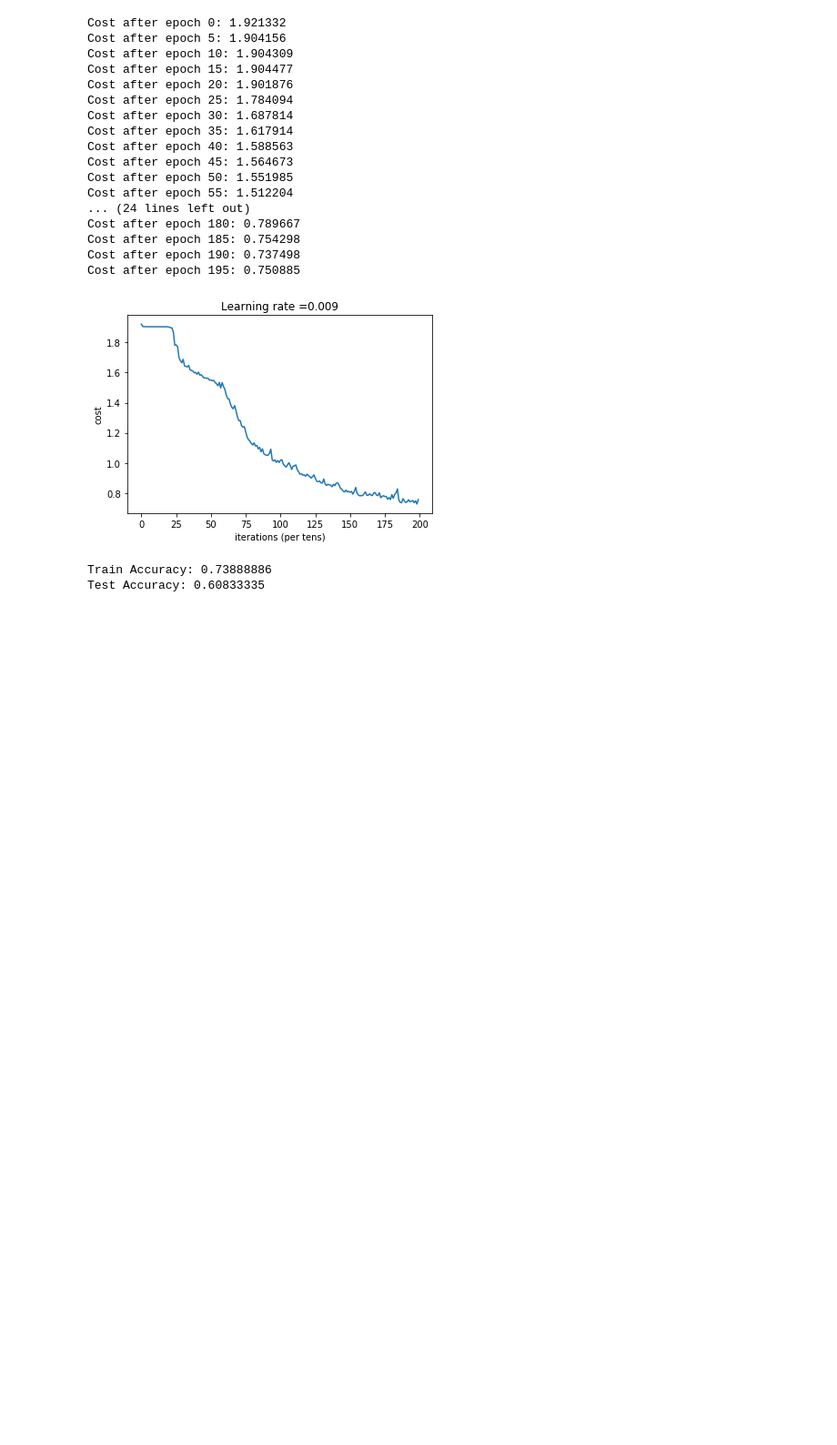
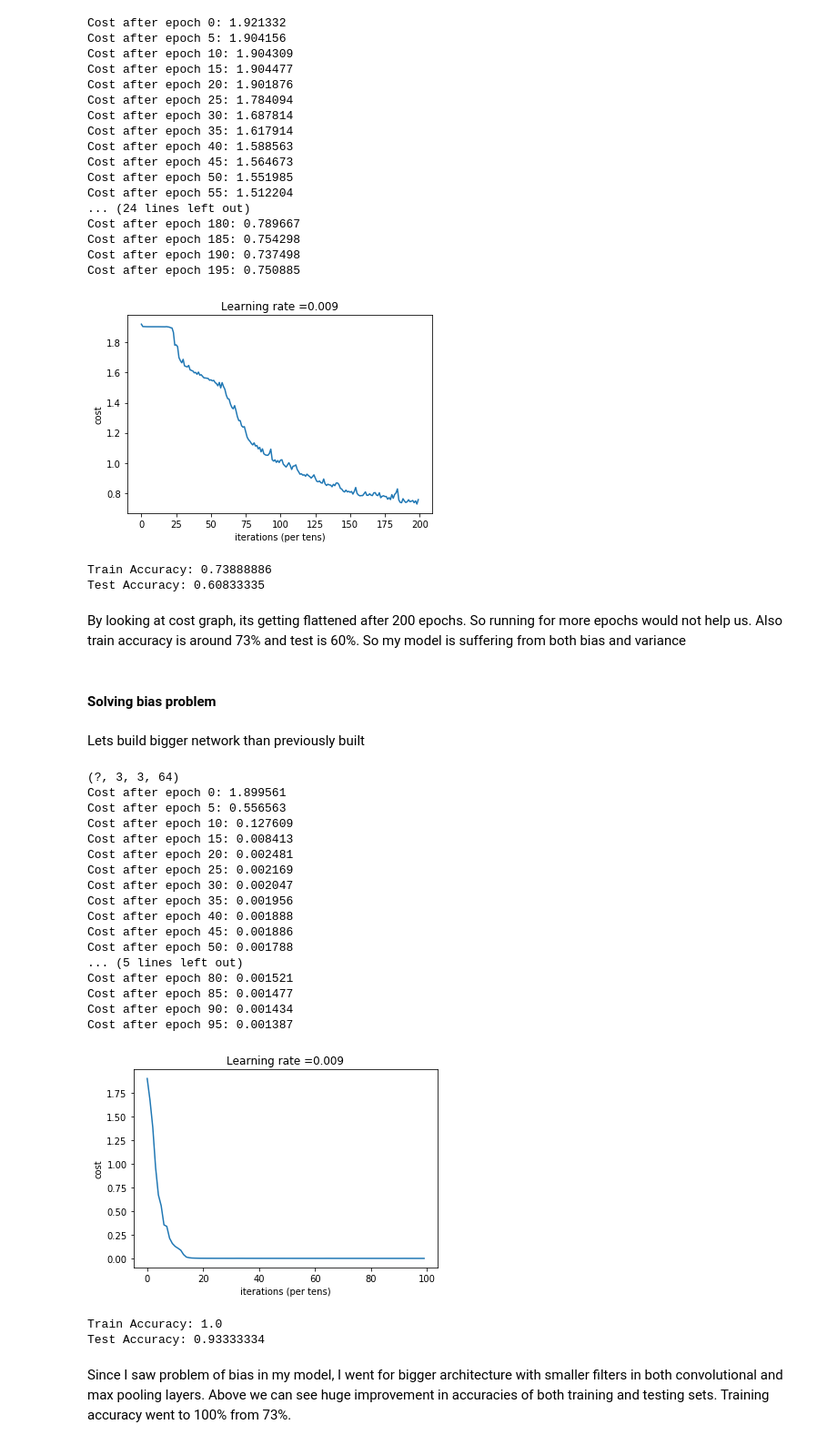
Before and after one commit to raviteja-ganta/SIGNS-classification, a Jupyter notebook: SIGNS_classification.ipynb, the cells around one changed output. Shown at 91% size. Drawn from its saved outputs; the diff is of its cells as text; code cells hidden in the pictures; blank space fills up the shorter version.

Commit message:
feat: Add functionality to reduce bias in the model

```diff
--- a/SIGNS_classification.ipynb
+++ b/SIGNS_classification.ipynb
@@ -290,10 +290,10 @@ def model(X_train, Y_train, X_test, Y_test, learning_rate = 0.009,
   parameters = initialize_parameters()
 
   # Forward propagation: Build the forward propagation in the tensorflow graph
-  Z3 = forward_propagation(X, parameters)
+  Z = forward_propagation(X, parameters)
 
   # Cost function: Add cost function to tensorflow graph
-  cost = compute_cost(Z3, Y)
+  cost = compute_cost(Z, Y)
 
   # Backpropagation: Define the tensorflow optimizer. Use an AdamOptimizer that minimizes the cost.
   optimizer = tf.train.AdamOptimizer(learning_rate=learning_rate).minimize(cost)
@@ -341,7 +341,7 @@ def model(X_train, Y_train, X_test, Y_test, learning_rate = 0.009,
     plt.show()
 
     # Calculate the correct predictions
-    predict_op = tf.argmax(Z3, 1)
+    predict_op = tf.argmax(Z, 1)
     correct_prediction = tf.equal(predict_op, tf.argmax(Y, 1))
 
     # Calculate accuracy on the test set
@@ -378,3 +378,9 @@ Cost after epoch 195: 0.750885
 [figure]
 Train Accuracy: 0.73888886
 Test Accuracy: 0.60833335
+# %% [markdown]
+By looking at cost graph, its getting flattened after 200 epochs. So running for more epochs would not help us. Also train accuracy is around 73% and test is 60%. So my model is suffering from both bias and variance
+# %% [markdown]
+#### Solving bias problem
+# %% [markdown]
+Lets build bigger network than previously built
@@ -380,0 +466,25 @@ Test Accuracy: 0.60833335
+# %%
+_,_,parameters = model(X_train,Y_train,X_test,Y_test,num_epochs=100)
+# %% [output]
+(?, 3, 3, 64)
+Cost after epoch 0: 1.899561
+Cost after epoch 5: 0.556563
+Cost after epoch 10: 0.127609
+Cost after epoch 15: 0.008413
+Cost after epoch 20: 0.002481
+Cost after epoch 25: 0.002169
+Cost after epoch 30: 0.002047
+Cost after epoch 35: 0.001956
+Cost after epoch 40: 0.001888
+Cost after epoch 45: 0.001886
+Cost after epoch 50: 0.001788
+... (5 lines left out)
+Cost after epoch 80: 0.001521
+Cost after epoch 85: 0.001477
+Cost after epoch 90: 0.001434
+Cost after epoch 95: 0.001387
+[figure, added]
+Train Accuracy: 1.0
+Test Accuracy: 0.93333334
+# %% [markdown]
+Since I saw problem of bias in my model, I went for bigger architecture with smaller filters in both convolutional and max pooling layers. Above we can see huge improvement in accuracies of both training and testing sets. Training accuracy went to 100% from 73%.
```
Also changed, not shown: parts of 2 cells of this notebook.
